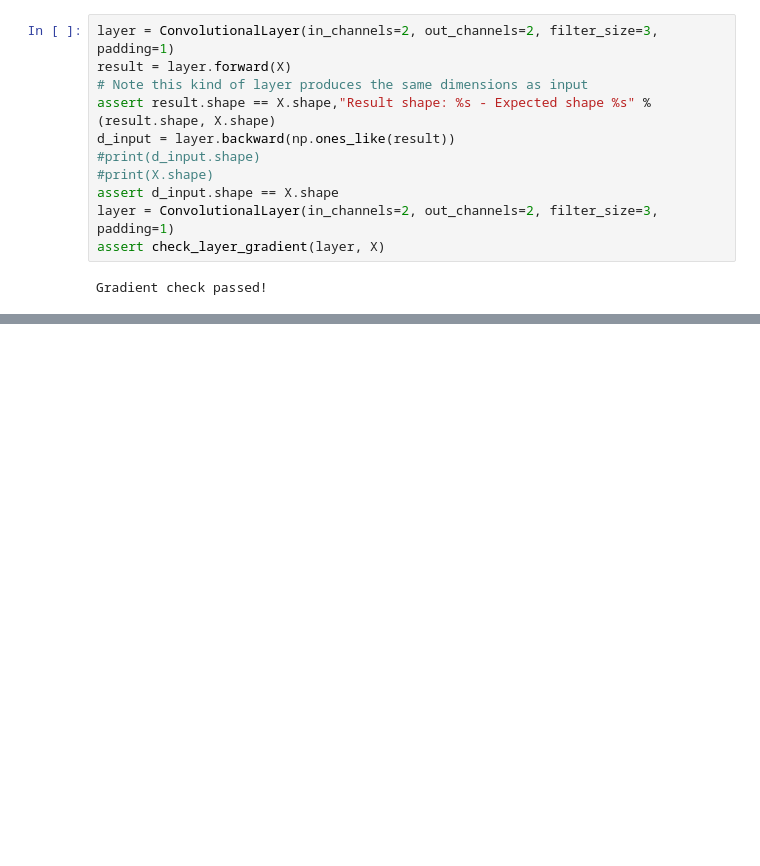
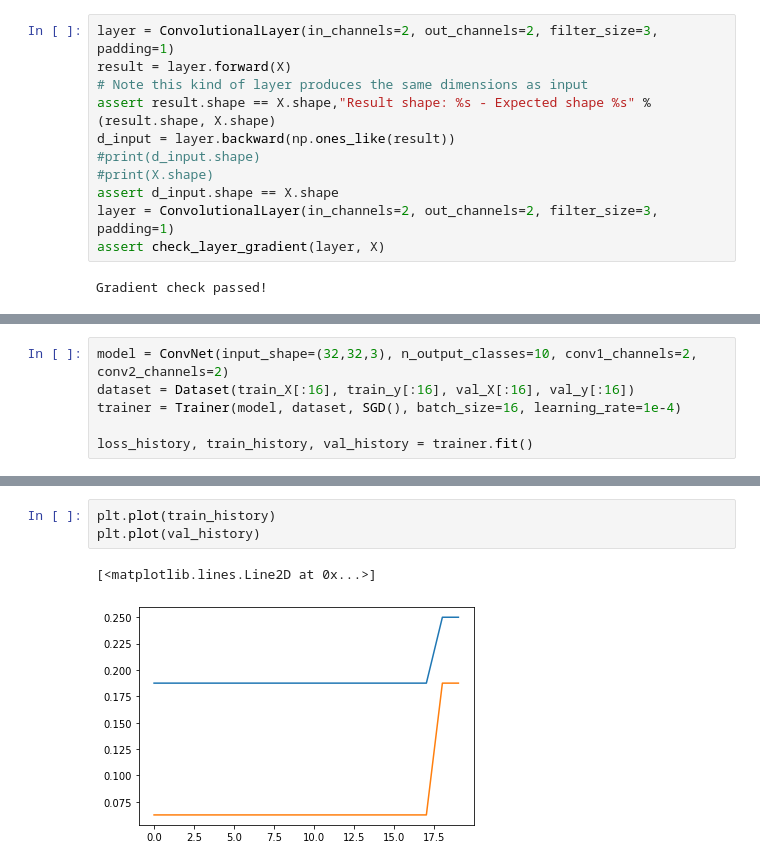
Before and after one commit to VadimAspirin/dl, a Jupyter notebook: assignment3/_cnn.ipynb, the cells around one changed output, grey strips where cells are left out. Drawn from its saved outputs; the diff is of its cells as text; blank space fills up the shorter version.

```diff
--- a/assignment3/_cnn.ipynb
+++ b/assignment3/_cnn.ipynb
@@ -124,0 +164,6 @@ Gradient check passed!
+# %%
+model = ConvNet(input_shape=(32,32,3), n_output_classes=10, conv1_channels=2, conv2_channels=2)
+dataset = Dataset(train_X[:16], train_y[:16], val_X[:16], val_y[:16])
+trainer = Trainer(model, dataset, SGD(), batch_size=16, learning_rate=1e-4)
+
+loss_history, train_history, val_history = trainer.fit()
@@ -124,0 +191,6 @@ Gradient check passed!
+# %%
+plt.plot(train_history)
+plt.plot(val_history)
+# %% [output]
+[<matplotlib.lines.Line2D at 0x...>]
+[figure, added]
```
Also changed, not shown: parts of 6 cells of this notebook, 6 other files.
